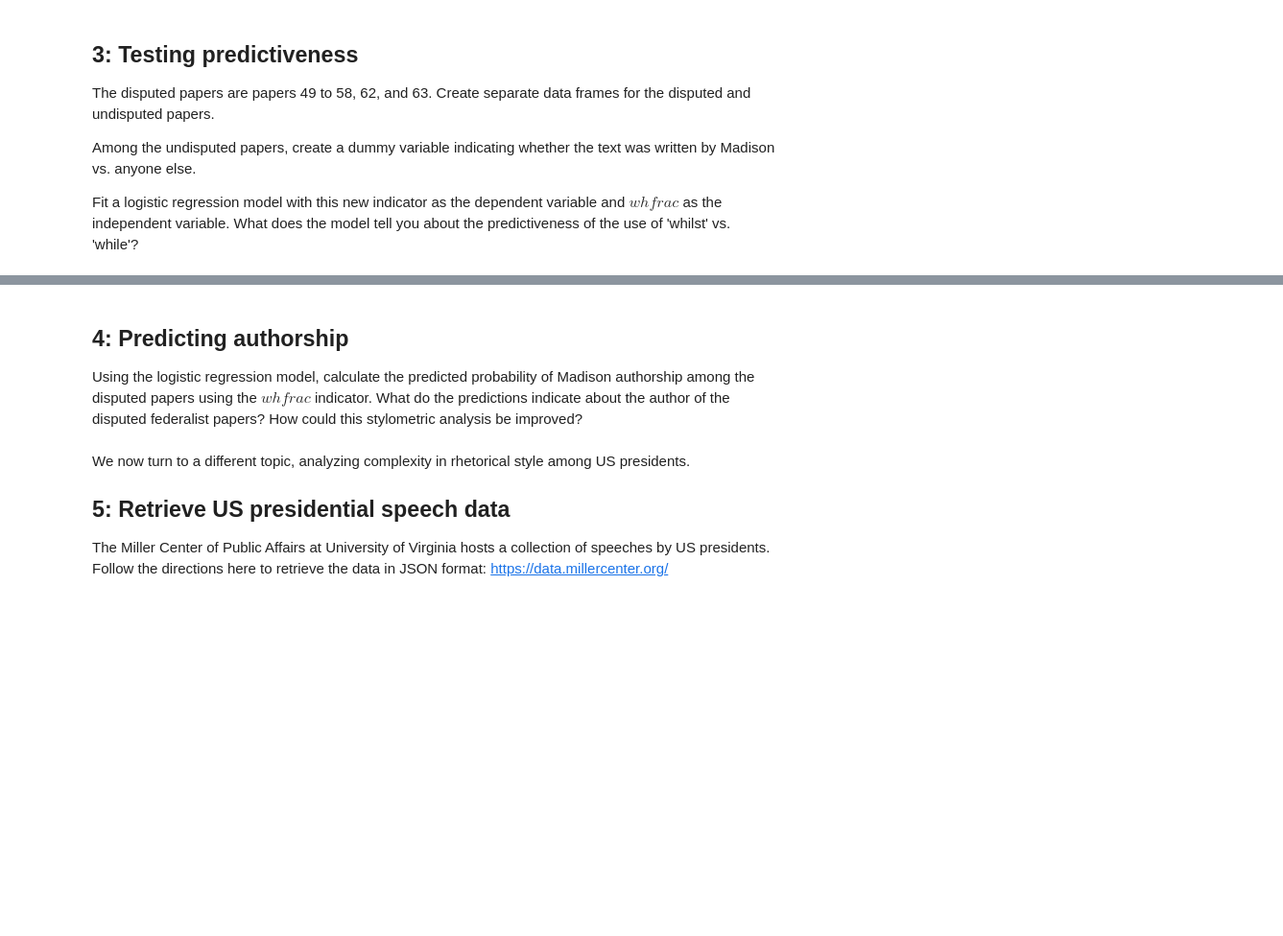
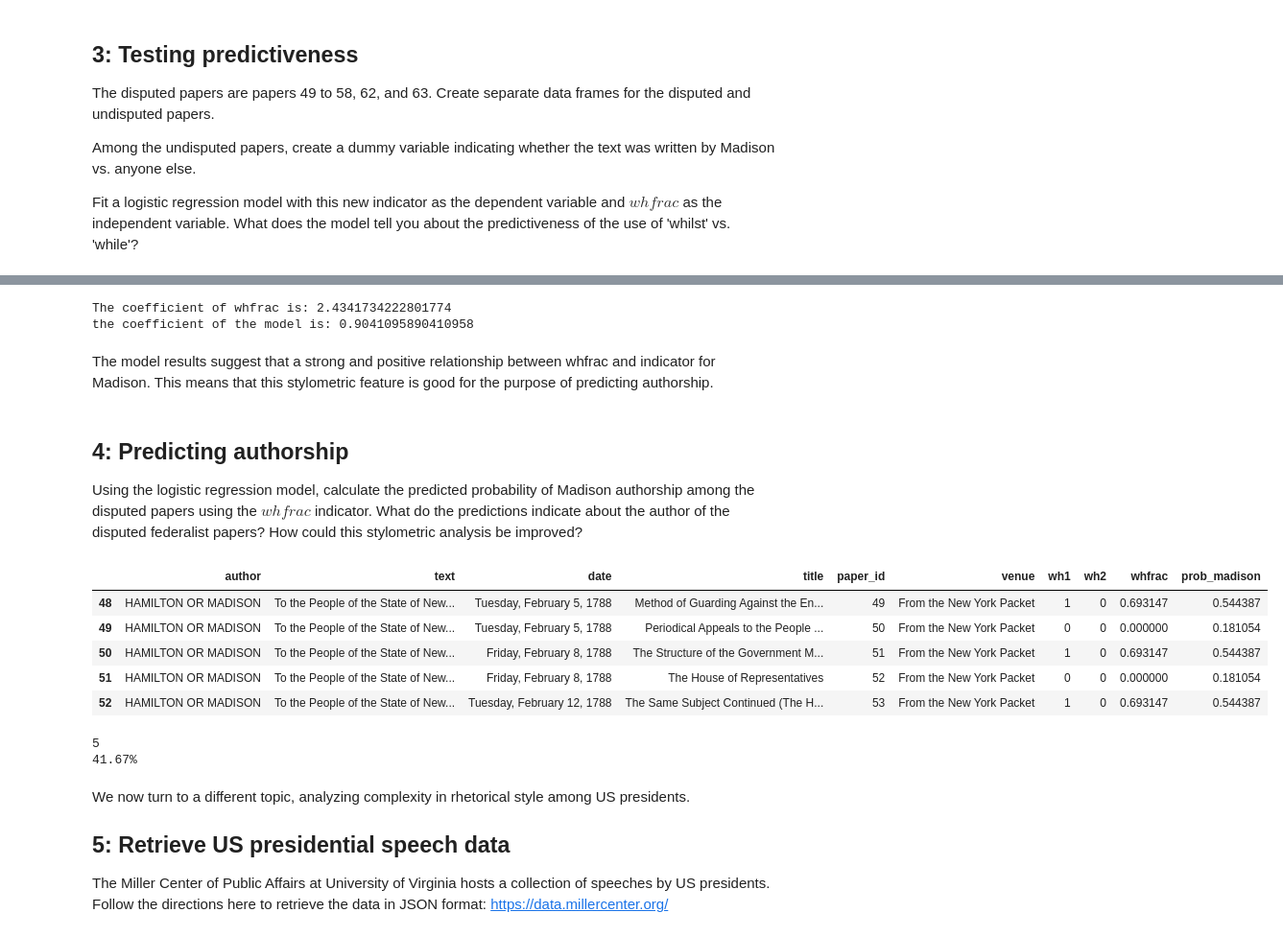
Before and after one commit to nglage/ASDS2, a Jupyter notebook: exercises/ASDS2 Exercise 2.2.ipynb, the cells around one changed output, grey strips where cells are left out. Shown: that part at 96% size. Cells and saved outputs as stored; diff of their text form; code cells hidden in the pictures; blank space fills up the shorter version.

```diff
--- a/exercises/ASDS2 Exercise 2.2.ipynb
+++ b/exercises/ASDS2 Exercise 2.2.ipynb
@@ -120,0 +111,6 @@ Fit a logistic regression model with this new indicator as the dependent variabl
+# %%
+disputed_df = df[df['paper_id'].isin(list(range(49,59)) + list(range(62,64)))].copy()
+undisputed_df = df[~df['paper_id'].isin(disputed_df['paper_id'])].copy()
+# %%
+# dummy variable for Madison vs. anyone else
+undisputed_df.loc[:, 'madison_dummy'] = undisputed_df['author'].apply(lambda x: 1 if x == 'MADISON' else 0)
@@ -121,3 +123,16 @@ Fit a logistic regression model with this new indicator as the dependent variabl
+# %%
+X = undisputed_df['whfrac'].values.reshape(-1, 1)
+y = undisputed_df['madison_dummy'].values
+
+clf = LogisticRegression(random_state=0).fit(X, y)
+
+print("The coefficient of whfrac is:", clf.coef_[0][0])
+print("the coefficient of the model is:", clf.score(X, y))
+# %% [output]
+The coefficient of whfrac is: 2.4341734222801774
+the coefficient of the model is: 0.9041095890410958
+# %% [markdown]
+The model results suggest that a strong and positive relationship between whfrac and indicator for Madison. This means that this stylometric feature is good for the purpose of predicting authorship.
 # %% [markdown]
 ## 4: Predicting authorship
 
@@ -127,3 +140,23 @@ Using the logistic regression model, calculate the predicted probability of Madi
+# %%
+X = disputed_df['whfrac'].values.reshape(-1, 1)
+
+disputed_df['prob_madison'] = clf.predict_proba(X)[:,1]
+disputed_df.head()
+# %% [output]
+|  | author | text | date | title | paper_id | venue | wh1 | wh2 | whfrac | prob_madison |
+| 48 | HAMILTON OR MADISON | To the People of the State of New... | Tuesday, February 5, 1788 | Method of Guarding Against the En... | 49 | From the New York Packet | 1 | 0 | 0.693147 | 0.544387 |
+| 49 | HAMILTON OR MADISON | To the People of the State of New... | Tuesday, February 5, 1788 | Periodical Appeals to the People ... | 50 | From the New York Packet | 0 | 0 | 0.000000 | 0.181054 |
+| 50 | HAMILTON OR MADISON | To the People of the State of New... | Friday, February 8, 1788 | The Structure of the Government M... | 51 | From the New York Packet | 1 | 0 | 0.693147 | 0.544387 |
+| 51 | HAMILTON OR MADISON | To the People of the State of New... | Friday, February 8, 1788 | The House of Representatives | 52 | From the New York Packet | 0 | 0 | 0.000000 | 0.181054 |
+| 52 | HAMILTON OR MADISON | To the People of the State of New... | Tuesday, February 12, 1788 | The Same Subject Continued (The H... | 53 | From the New York Packet | 1 | 0 | 0.693147 | 0.544387 |
+# %%
+# count strong probabilities for madison (> 0.5)
+count = disputed_df[disputed_df['prob_madison'] > 0.5]['prob_madison'].count()
+print(count)
+print(f'{round(count/len(disputed_df)*100, 2)}%')
+# %% [output]
+5
+41.67%
 # %% [markdown]
 We now turn to a different topic, analyzing complexity in rhetorical style among US  presidents.
 
```
Also changed, not shown: parts of 23 cells of this notebook.
